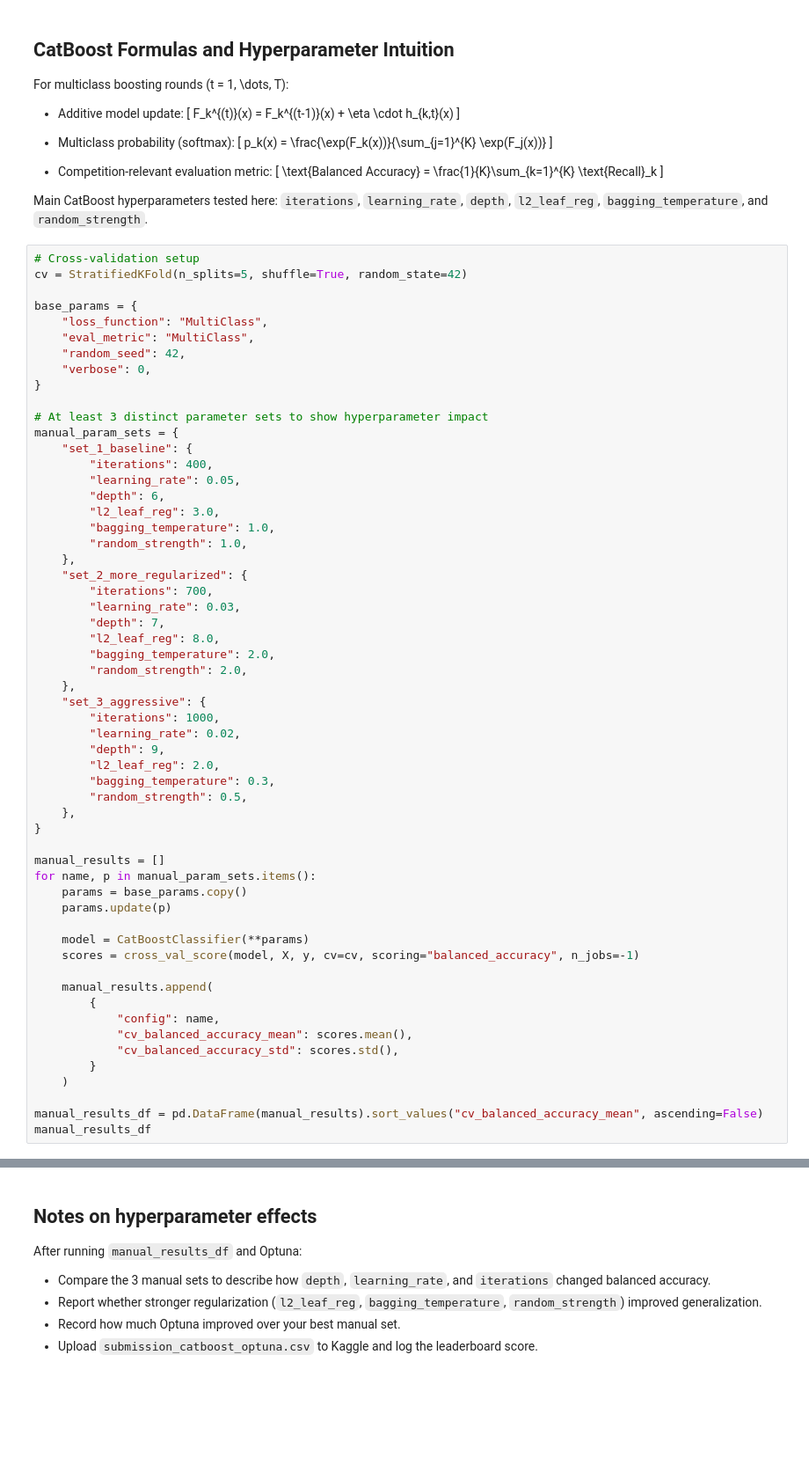
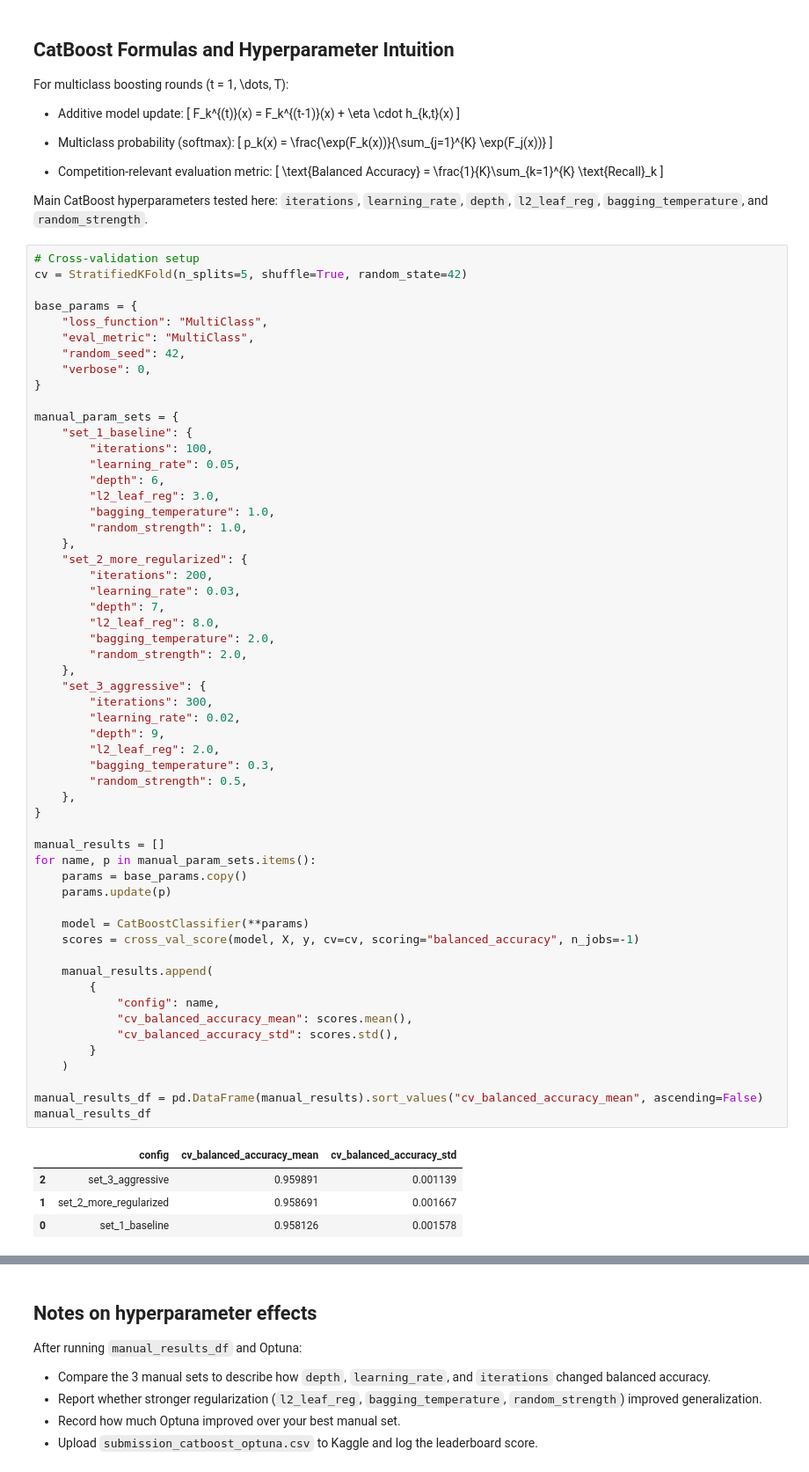
Before and after one commit to tyleroberts4/Advanced-Machine-Learning, a Jupyter notebook: Kaggle/catboost_boosting.ipynb, the cells around one changed output, grey strips where cells are left out. Shown at 88% size. Saved outputs shown, nothing was run; the diff lists cells and outputs as text; blank space fills up the shorter version.

```diff
--- a/Kaggle/catboost_boosting.ipynb
+++ b/Kaggle/catboost_boosting.ipynb
@@ -87,10 +105,9 @@ base_params = {
     "verbose": 0,
 }
 
-# At least 3 distinct parameter sets to show hyperparameter impact
 manual_param_sets = {
     "set_1_baseline": {
-        "iterations": 400,
+        "iterations": 100,
         "learning_rate": 0.05,
         "depth": 6,
         "l2_leaf_reg": 3.0,
@@ -98,41 +115,46 @@ manual_param_sets = {
         "random_strength": 1.0,
     },
     "set_2_more_regularized": {
-        "iterations": 700,
+        "iterations": 200,
         "learning_rate": 0.03,
         "depth": 7,
         "l2_leaf_reg": 8.0,
         "bagging_temperature": 2.0,
         "random_strength": 2.0,
     },
     "set_3_aggressive": {
-        "iterations": 1000,
+        "iterations": 300,
         "learning_rate": 0.02,
         "depth": 9,
         "l2_leaf_reg": 2.0,
         "bagging_temperature": 0.3,
         "random_strength": 0.5,
     },
 }
 
 manual_results = []
 for name, p in manual_param_sets.items():
     params = base_params.copy()
     params.update(p)
 
     model = CatBoostClassifier(**params)
     scores = cross_val_score(model, X, y, cv=cv, scoring="balanced_accuracy", n_jobs=-1)
 
     manual_results.append(
         {
             "config": name,
             "cv_balanced_accuracy_mean": scores.mean(),
             "cv_balanced_accuracy_std": scores.std(),
         }
     )
 
 manual_results_df = pd.DataFrame(manual_results).sort_values("cv_balanced_accuracy_mean", ascending=False)
 manual_results_df
+# %% [output]
+|  | config | cv_balanced_accuracy_mean | cv_balanced_accuracy_std |
+| 2 | set_3_aggressive | 0.959891 | 0.001139 |
+| 1 | set_2_more_regularized | 0.958691 | 0.001667 |
+| 0 | set_1_baseline | 0.958126 | 0.001578 |
 # %%
 def objective(trial):
     params = base_params.copy()
```
Also changed, not shown: parts of 7 cells of this notebook, 9 other files.
